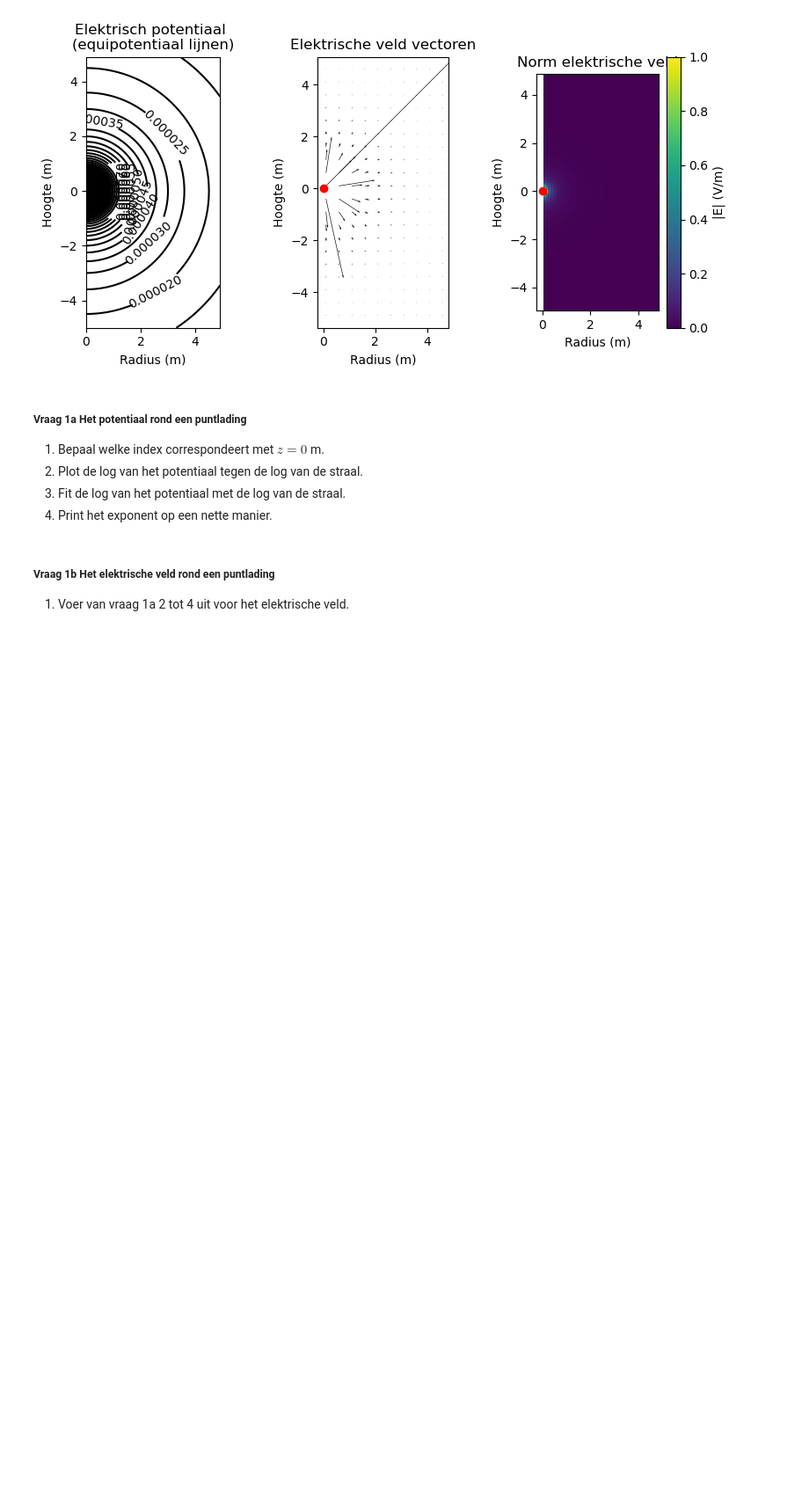
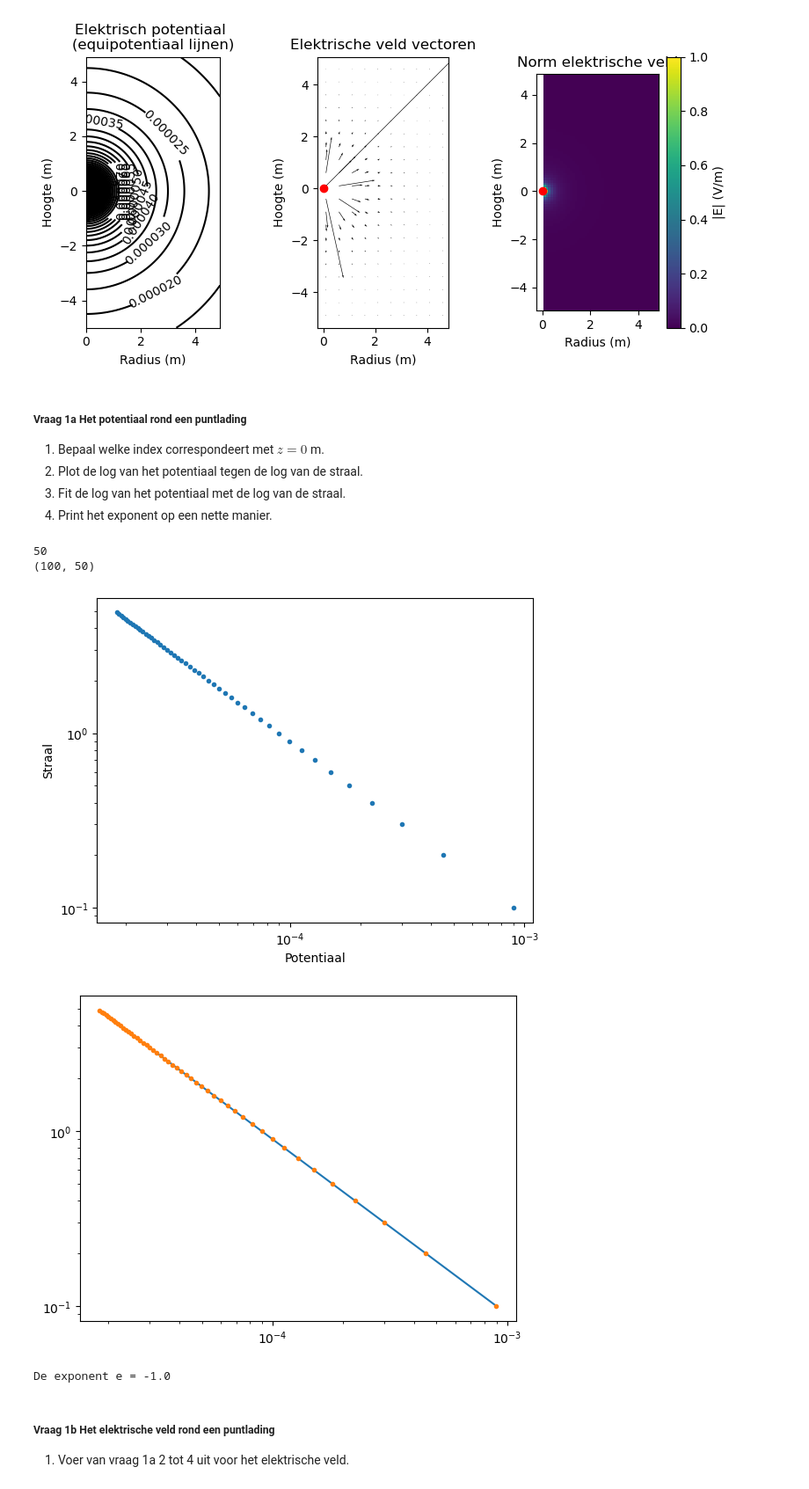
Before and after one commit to nvmeurs06/opdrachten-DEF-D, a Jupyter notebook: DigitaleOntwerpopdrachten/1CondensatorOpdracht/CondensatorOntwerpopdracht.ipynb, the cells around one changed output. Shown at 88% size. Cells and saved outputs as stored; diff of their text form; code cells hidden in the pictures; blank space fills up the shorter version.

```diff
--- a/DigitaleOntwerpopdrachten/1CondensatorOpdracht/CondensatorOntwerpopdracht.ipynb
+++ b/DigitaleOntwerpopdrachten/1CondensatorOpdracht/CondensatorOntwerpopdracht.ipynb
@@ -88,8 +88,51 @@ plot_results_pt_charge_at_origin(Ez, Er, normE, V, r, z, grid_step)
 4. Print het exponent op een nette manier.
 # %%
 ###
-###Hier jouw code###
+from scipy.optimize import curve_fit
+
+#1
+Idx_z_0=find_idx_nearest(z,0)
+print(Idx_z_0)
+
+print(np.shape(V))
+
+#2
+V_op_r_0 = V[Idx_z_0,:]
+
+#De nul verwijderen in het begin van de array zodat geen log(0)
+## Mask is een truth array, hou alleen True waardes over
+mask = r > 0
+
+r_zon_0 = r[mask]
+V_zon_0 = V_op_r_0[mask]
+
+plt.figure()
+plt.loglog(V_zon_0,r_zon_0,'.')
+plt.xlabel("Potentiaal")
+plt.ylabel("Straal")
+plt.show()
+
+#3
+def func_straal_potentiaal(V_zon_0,a,b):
+    return (V_zon_0**b)*a
+
+values, pcov = curve_fit(func_straal_potentiaal,V_zon_0,r_zon_0)
+V_values = np.linspace(np.min(V_zon_0),np.max(V_zon_0),1000)
+
+plt.figure()
+plt.loglog(V_values,func_straal_potentiaal(V_values,*values))
+plt.loglog(V_zon_0,r_zon_0,".")
+plt.show()
+
+#4
+print(f"De exponent e = {values[1]:.1f}")
 ###
+# %% [output]
+50
+(100, 50)
+[figure, added]
+[figure, added]
+De exponent e = -1.0
 # %% [markdown]
 ##### Vraag 1b Het elektrische veld rond een puntlading
 1. Voer van vraag 1a 2 tot 4 uit voor het elektrische veld.
```
Also changed, not shown: parts of 14 cells of this notebook, 6 other files.
